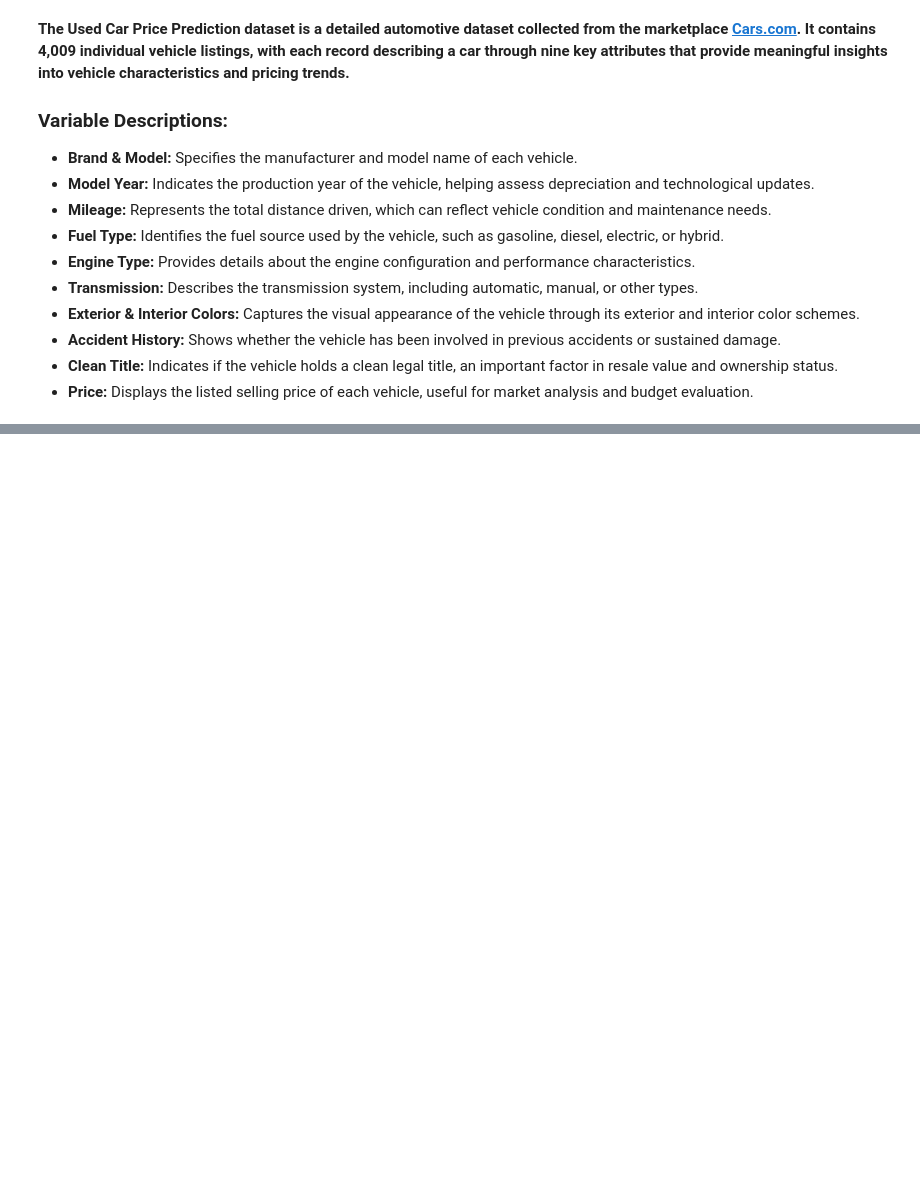
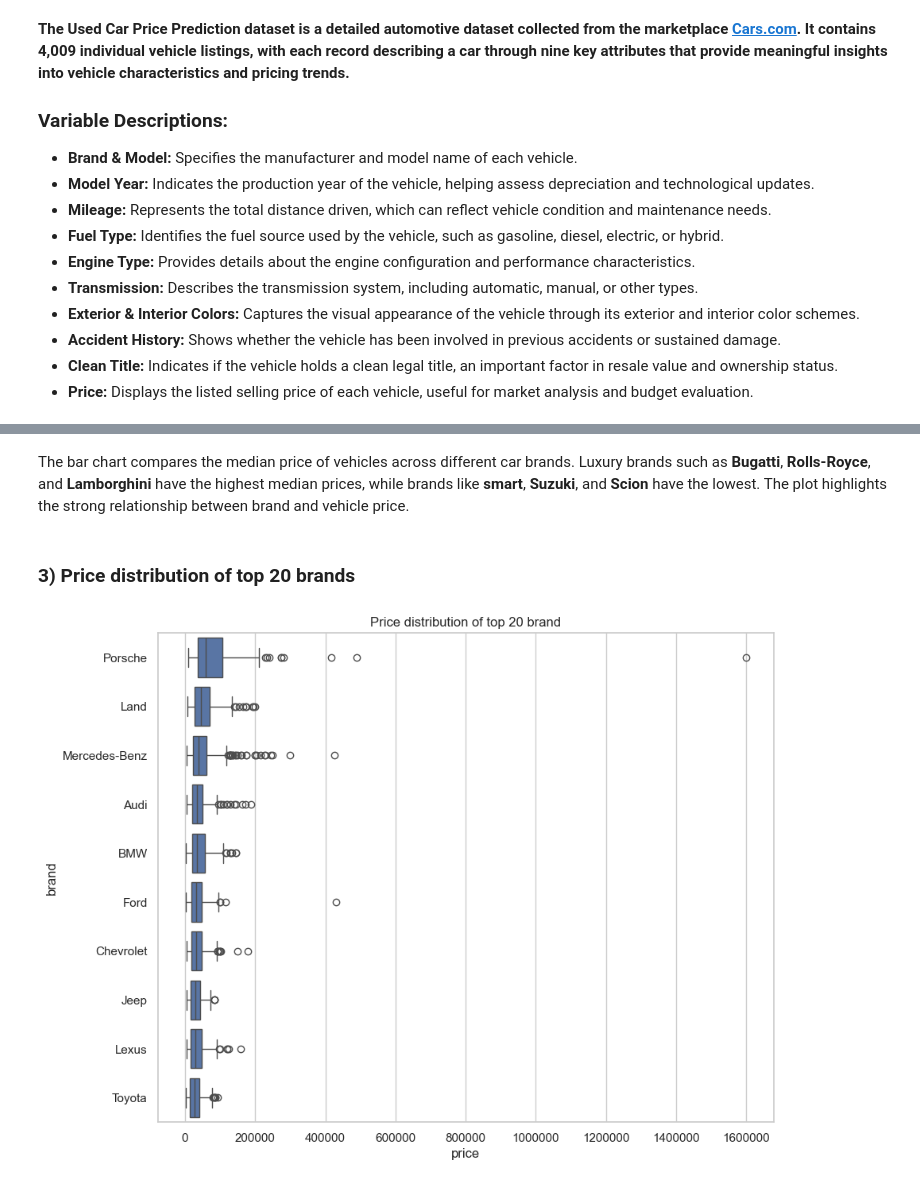
Before and after one commit to AliaksandraLabko/Explainable-AI-Prices-Prediction, a Jupyter notebook: Code/PricesPrediction.ipynb, the cells around one changed output, grey strips where cells are left out. Saved outputs shown, nothing was run; the diff lists cells and outputs as text; code cells hidden in the pictures; blank space fills up the shorter version.

```diff
--- a/Code/PricesPrediction.ipynb
+++ b/Code/PricesPrediction.ipynb
@@ -16,0 +94,17 @@ __The Used Car Price Prediction dataset is a detailed automotive dataset collect
+# %% [markdown]
+The bar chart compares the median price of vehicles across different car brands. Luxury brands such as **Bugatti**, **Rolls-Royce**, and **Lamborghini** have the highest median prices, while brands like **smart**, **Suzuki**, and **Scion** have the lowest. The plot highlights the strong relationship between brand and vehicle price.
+# %% [markdown]
+### 3) Price distribution of top 20 brands
+# %%
+plt.figure(figsize=(10,8))
+
+sns.boxplot(df_cars[df_cars['brand'].isin(df_cars['brand'].value_counts().nlargest(20).index)] ,
+            x='price',
+            y='brand',
+           order=df_cars[df_cars['brand'].isin(df_cars['brand'].value_counts().nlargest(10).index)].groupby(['brand'])['price'].median().sort_values(ascending=False).index)
+
+plt.title("Price distribution of top 20 brand")
+plt.ticklabel_format(style='plain', axis='x')
+plt.show()
+# %% [output]
+[figure, added]
```
Also changed, not shown: parts of 22 cells of this notebook.
